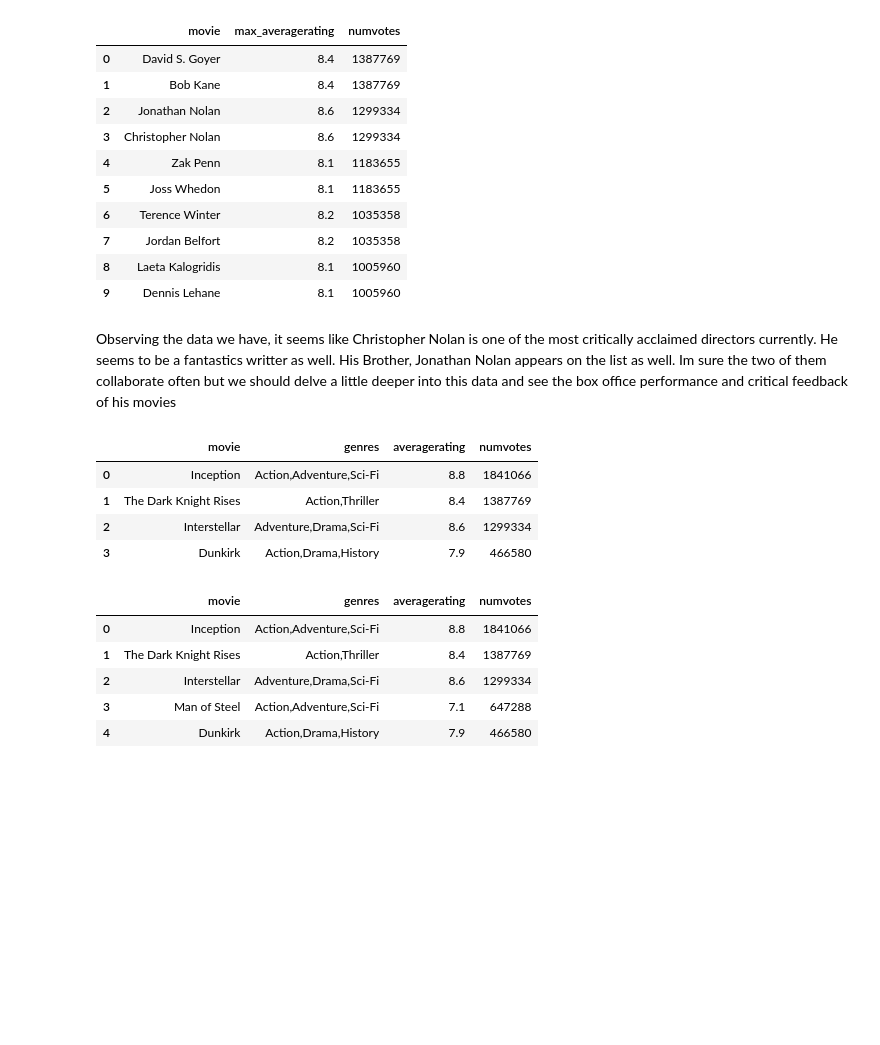
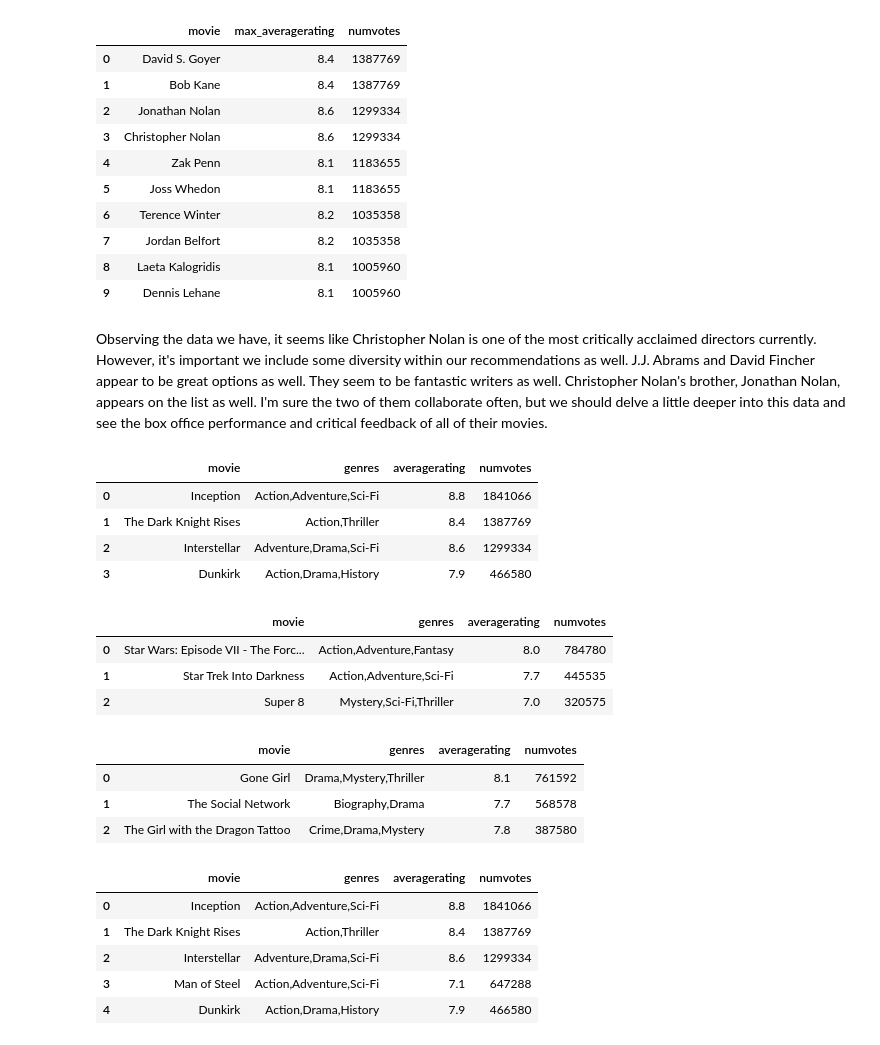
Before and after one commit to Psyluxxx/Movie-Studio-EDA, a Jupyter notebook: Franko/Analysis_of_Movie_Data.ipynb, the cells around one changed output. Cells and saved outputs as stored; diff of their text form; code cells hidden in the pictures; blank space fills up the shorter version.

```diff
--- a/Franko/Analysis_of_Movie_Data.ipynb
+++ b/Franko/Analysis_of_Movie_Data.ipynb
@@ -90,7 +90,7 @@ pd.read_sql("""
 | 8 | Laeta Kalogridis | 8.1 | 1005960 |
 | 9 | Dennis Lehane | 8.1 | 1005960 |
 # %% [markdown]
-Observing the data we have, it seems like Christopher Nolan is one of the most critically acclaimed directors currently. He seems to be a fantastics writter as well. His Brother, Jonathan Nolan appears on the list as well. Im sure the two of them collaborate often but we should delve a little deeper into this data and see the box office performance and critical feedback of his movies
+Observing the data we have, it seems like Christopher Nolan is one of the most critically acclaimed directors currently. However, it's important we include some diversity within our recommendations as well. J.J. Abrams and David Fincher appear to be great options as well. They seem to be fantastic writers as well. Christopher Nolan's brother, Jonathan Nolan, appears on the list as well. I'm sure the two of them collaborate often, but we should delve a little deeper into this data and see the box office performance and critical feedback of all of their movies.
 # %%
 # Movies Christopher Nolan has directed
 c_nolan_films = pd.read_sql("""
@@ -111,6 +111,44 @@ c_nolan_films.head()
 | 1 | The Dark Knight Rises | Action,Thriller | 8.4 | 1387769 |
 | 2 | Interstellar | Adventure,Drama,Sci-Fi | 8.6 | 1299334 |
 | 3 | Dunkirk | Action,Drama,History | 7.9 | 466580 |
+# %%
+# Movies J.J. Abrams has directed
+j_abrams_films = pd.read_sql("""
+    SELECT mb.primary_title AS movie, mb.genres, MAX(mr.averagerating) AS averagerating, MAX(mr.numvotes) AS numvotes
+    FROM movie_basics AS mb
+    JOIN movie_ratings AS mr ON mb.movie_id = mr.movie_id
+    JOIN directors AS d ON mb.movie_id = d.movie_id
+    JOIN persons AS p ON p.person_id = d.Person_id
+    WHERE p.primary_name = "J.J. Abrams"
+    GROUP BY mb.primary_title, mb.genres
+    ORDER BY MAX(mr.numvotes) DESC
+""", conn)
+
+j_abrams_films.head()
+# %% [output]
+|  | movie | genres | averagerating | numvotes |
+| 0 | Star Wars: Episode VII - The Forc... | Action,Adventure,Fantasy | 8.0 | 784780 |
+| 1 | Star Trek Into Darkness | Action,Adventure,Sci-Fi | 7.7 | 445535 |
+| 2 | Super 8 | Mystery,Sci-Fi,Thriller | 7.0 | 320575 |
+# %%
+# Movies David Fincher has directed
+d_fincher_films = pd.read_sql("""
+    SELECT mb.primary_title AS movie, mb.genres, MAX(mr.averagerating) AS averagerating, MAX(mr.numvotes) AS numvotes
+    FROM movie_basics AS mb
+    JOIN movie_ratings AS mr ON mb.movie_id = mr.movie_id
+    JOIN directors AS d ON mb.movie_id = d.movie_id
+    JOIN persons AS p ON p.person_id = d.Person_id
+    WHERE p.primary_name = "David Fincher"
+    GROUP BY mb.primary_title, mb.genres
+    ORDER BY MAX(mr.numvotes) DESC
+""", conn)
+
+d_fincher_films.head()
+# %% [output]
+|  | movie | genres | averagerating | numvotes |
+| 0 | Gone Girl | Drama,Mystery,Thriller | 8.1 | 761592 |
+| 1 | The Social Network | Biography,Drama | 7.7 | 568578 |
+| 2 | The Girl with the Dragon Tattoo | Crime,Drama,Mystery | 7.8 | 387580 |
 # %%
 # Movies Chrisopher Nolan has written
 pd.read_sql("""
```
Also changed, not shown: parts of 31 cells of this notebook.
